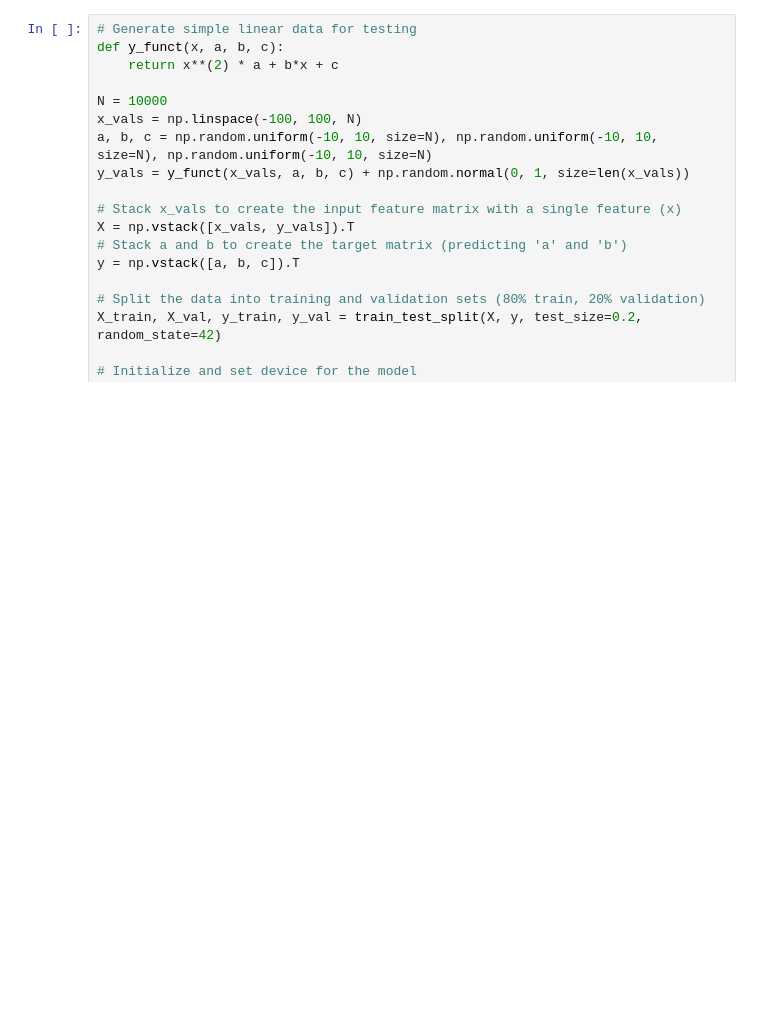
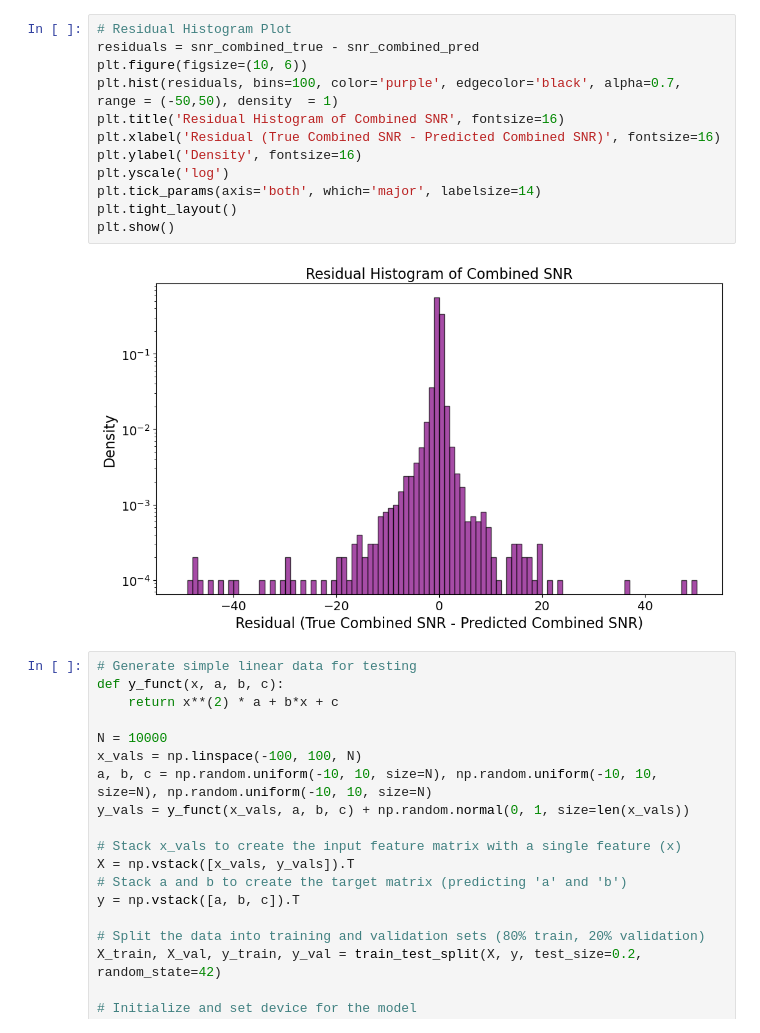
Before and after one commit to FedericoStachurski/CosmoFlow, a Jupyter notebook: COSMOFlow/make_scripts/test_MLP.ipynb, the cells around one changed output. Saved outputs shown, nothing was run; the diff lists cells and outputs as text; blank space fills up the shorter version.

```diff
--- a/COSMOFlow/make_scripts/test_MLP.ipynb
+++ b/COSMOFlow/make_scripts/test_MLP.ipynb
@@ -122,3 +210,17 @@ plt.show()
+# %%
+# Residual Histogram Plot
+residuals = snr_combined_true - snr_combined_pred
+plt.figure(figsize=(10, 6))
+plt.hist(residuals, bins=100, color='purple', edgecolor='black', alpha=0.7, range = (-50,50), density  = 1)
+plt.title('Residual Histogram of Combined SNR', fontsize=16)
+plt.xlabel('Residual (True Combined SNR - Predicted Combined SNR)', fontsize=16)
+plt.ylabel('Density', fontsize=16)
+plt.yscale('log')
+plt.tick_params(axis='both', which='major', labelsize=14)
+plt.tight_layout()
+plt.show()
+# %% [output]
+[figure, added]
 # %%
 # Generate simple linear data for testing
 def y_funct(x, a, b, c):
```
Also changed, not shown: parts of 9 cells of this notebook, 2 other files.
